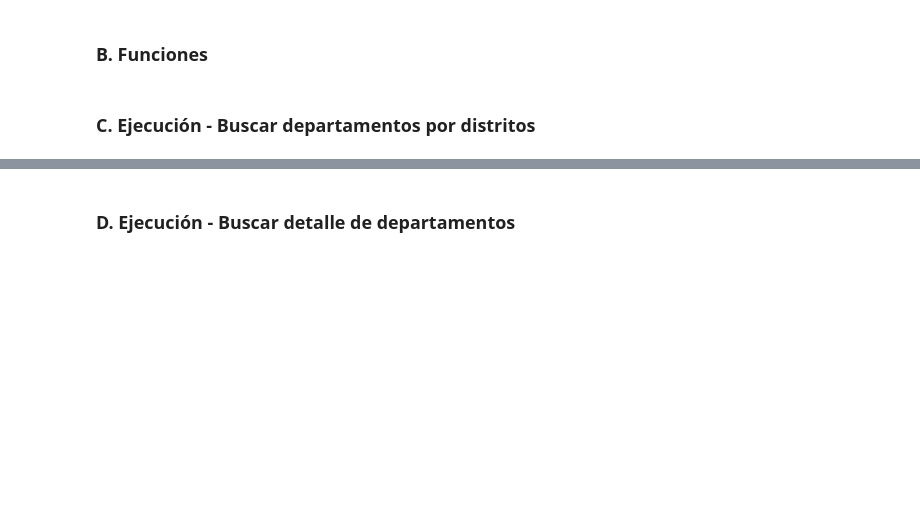
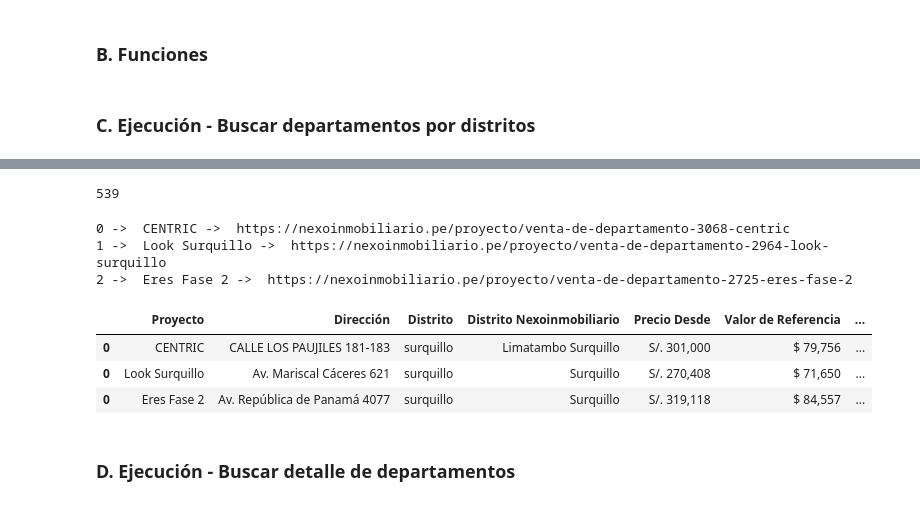
Before and after one commit to NahumFGz/NexoInmobiliarioScrapper, a Jupyter notebook: v2 - Scrapp.ipynb, the cells around one changed output, grey strips where cells are left out. Drawn from its saved outputs; the diff is of its cells as text; code cells hidden in the pictures; blank space fills up the shorter version.

```diff
--- a/v2 - Scrapp.ipynb
+++ b/v2 - Scrapp.ipynb
@@ -82,7 +103,8 @@ for distrito, url in distritos_urls:
 urls_list = []
 for distrito, x in distritos_urls:
     # A. Leer el html
-    with open(os.path.join(os.getcwd(),'originals', distrito+ '.html'), 'r') as infile:
+    # with open(os.path.join(os.getcwd(),'originals', distrito+ '.html'), 'r') as infile:
+    with open(os.path.join(os.getcwd(),'originals', distrito + '.html'), 'r', encoding='utf-8', errors='ignore') as infile:
         lines = infile.readlines()
 
     # B. Buscar la línea que contiene la palabra 'url'
@@ -115,15 +137,17 @@ for distrito, x in distritos_urls:
         url = str(url)
 
         base = 'https://nexoinmobiliario.pe/proyecto/venta-de-departamento-' + url.split('/')[-1]
-        urls_list.append(base)
+        urls_list.append([distrito,base])
 
 len(urls_list)
+# %% [output]
+539
 # %%
 # 4. Extraer los datos de cada proyecto
 i = 0
 modelos_list = []
 dataframes_list = []
-for url in urls_list:
+for distrito, url in urls_list[:3]:
     # A. Obtener la URL por request
     response = requests.get(url)
     # print(response.status_code,':' ,url)
@@ -149,9 +173,9 @@ for url in urls_list:
 
         # Extrae el texto de <p class="Project-header-address"> - Surquillo</p>
         try:
-            distrito = soup.find('p', class_='Project-header-address').find_next_sibling('p').get_text(strip=True).replace('-', '').strip()
+            distrito_nexo = soup.find('p', class_='Project-header-address').find_next_sibling('p').get_text(strip=True).replace('-', '').strip()
         except:
-            distrito = '-'
+            distrito_nexo = '-'
         # print(f'Distrito: {distrito}')
 
         # Extrae el precio desde <p class="Project-header-price"><span class="title-price">Precio desde</span> <strong> S/. 319,118</strong></p>
@@ -190,6 +214,12 @@ for url in urls_list:
         except:
             longitud = '-'
         # print(f'Longitud: {longitud}')
+
+        try:
+            url_google_maps = generar_url_google_maps(latitud, longitud)
+        except:
+            url_google_maps = '-'
+
 
         # print('')
         # print('Datos de la inmobiliaria')
@@ -247,7 +277,7 @@ for url in urls_list:
         #### C. Modelos disponibles
         try:
             modelos_disponibles = soup.find_all('div', class_='Project-available-model')
-            modelos_list.append([proyecto,modelos_disponibles, url])
+            modelos_list.append([proyecto,modelos_disponibles, distrito, url_google_maps, url])
             # print('')
             # print('Modelos disponibles')
             # print(f'Cantidad de modelos: {len(modelos_disponibles)}')
@@ -259,6 +289,7 @@ for url in urls_list:
             'Proyecto': proyecto,
             'Dirección': direccion,
             'Distrito': distrito,
+            'Distrito Nexoinmobiliario': distrito_nexo,
             'Precio Desde': precio_desde,
             'Valor de Referencia': valor_referencia,
             'Latitud': latitud,
@@ -271,7 +302,9 @@ for url in urls_list:
             'Financiamiento': financiamiento,
             'Inmobiliaria Nombre': inmobiliaria_nombre,
             'Áreas Comunes': areas_comunes,
-            'URL Nexoinmobiliario': url
+            'URL Nexoinmobiliario': url,
+            'URL Google Maps': url_google_maps
+
         }
 
         # Convierte el diccionario en un DataFrame
@@ -284,17 +317,22 @@ for url in urls_list:
 
         # Tiempo de espera
         time.sleep(2)
+# %% [output]
+0 ->  CENTRIC ->  https://nexoinmobiliario.pe/proyecto/venta-de-departamento-3068-centric
+1 ->  Look Surquillo ->  https://nexoinmobiliario.pe/proyecto/venta-de-departamento-2964-look-surquillo
+2 ->  Eres Fase 2 ->  https://nexoinmobiliario.pe/proyecto/venta-de-departamento-2725-eres-fase-2
 # %%
 # 1. Concatenar los DataFrames
 df_proyectos = pd.concat(dataframes_list)
 
-# 2. Crear columnas de Google Maps y Street View
-df_proyectos['Google Maps'] = df_proyectos.apply(lambda row: generar_url_google_maps(row['Latitud'], row['Longitud']), axis=1)
-df_proyectos['Street View'] = df_proyectos.apply(lambda row: generar_url_street_view(row['Latitud'], row['Longitud']), axis=1)
-
-# Eliminar las columnas de Latitud y Longitud
+# 2. Eliminar las columnas de Latitud y Longitud
 df_proyectos = df_proyectos.drop(columns=['Latitud', 'Longitud'])
-df_proyectos
+df_proyectos.head(3)
+# %% [output]
+|  | Proyecto | Dirección | Distrito | Distrito Nexoinmobiliario | Precio Desde | Valor de Referencia | ... |
+| 0 | CENTRIC | CALLE LOS PAUJILES 181-183 | surquillo | Limatambo Surquillo | S/. 301,000 | $ 79,756 | ... |
+| 0 | Look Surquillo | Av. Mariscal Cáceres 621 | surquillo | Surquillo | S/. 270,408 | $ 71,650 | ... |
+| 0 | Eres Fase 2 | Av. República de Panamá 4077 | surquillo | Surquillo | S/. 319,118 | $ 84,557 | ... |
 # %% [markdown]
 ### D. Ejecución - Buscar detalle de departamentos
 # %%
```
Also changed, not shown: parts of 11 cells of this notebook, 21 other files.
